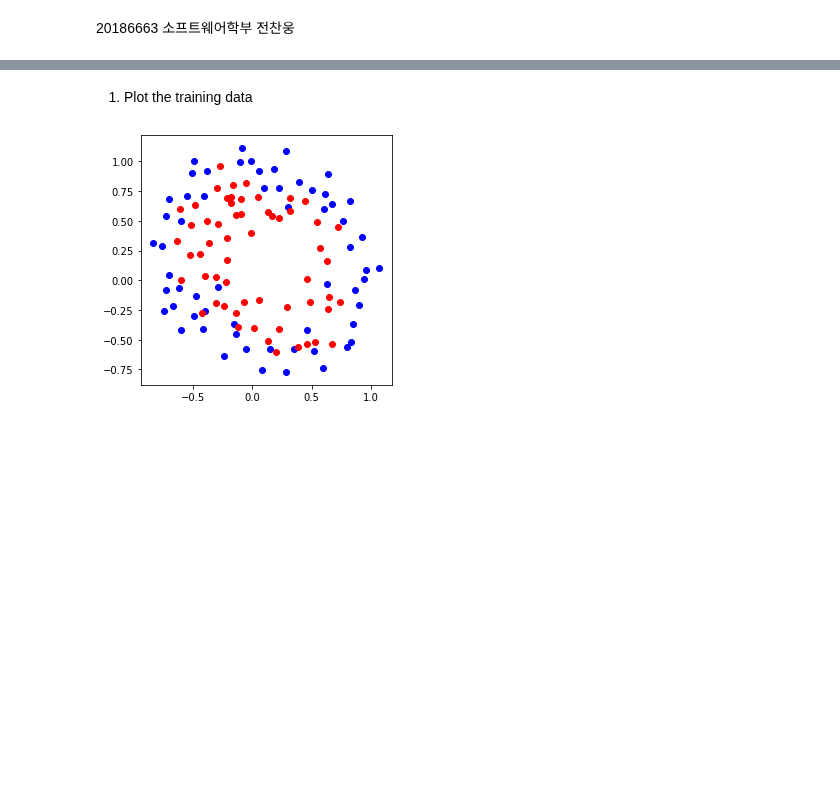
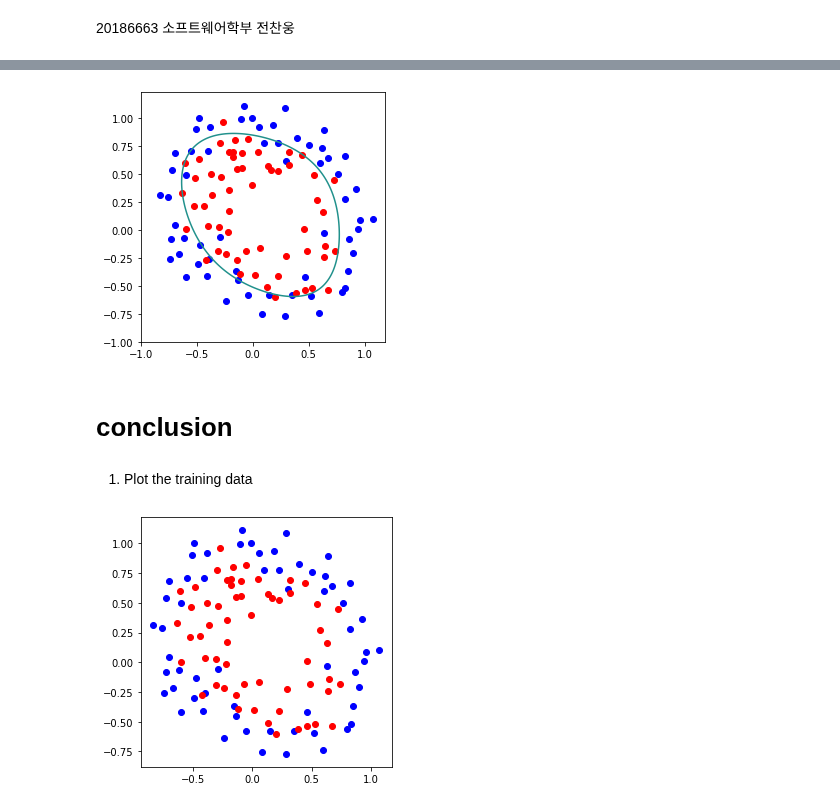
Before and after one commit to ChanWoongJeon/machinelearning, a Jupyter notebook: assignment6.ipynb, the cells around one changed output, grey strips where cells are left out. Cells and saved outputs as stored; diff of their text form; code cells hidden in the pictures; blank space fills up the shorter version.

```diff
--- a/assignment6.ipynb
+++ b/assignment6.ipynb
@@ -3,3 +79,25 @@
+# %%
+plt.figure()
+x = np.linspace(-1, 1, 200)
+y = np.linspace(-1, 1, 200)
+XX, YY = np.meshgrid(x, y)
+ZZ = np.zeros((200,200))
+for i in range(200):
+    for j in range(200):
+        arrr = np.array([1,XX[i,j],YY[i,j],XX[i,j]**2,XX[i,j]*YY[i,j],YY[i,j]**2,XX[i,j]**3,XX[i,j]**2*YY[i,j],XX[i,j]*YY[i,j]**2,YY[i,j]**3,XX[i,j]**4,XX[i,j]**3*YY[i,j],XX[i,j]**2*YY[i,j]**2,XX[i,j]*YY[i,j]**3,YY[i,j]**4])
+        arrr = arrr.reshape(15,1)
+        ZZ[i,j] = np.dot(theta,arrr)
+
+plt.scatter(pointX0, pointY0, c='b')
+plt.scatter(pointX1, pointY1, c='r')
+plt.contour(XX, YY, ZZ, c = 'g',levels=0)
+plt.tight_layout()
+plt.gca().set_aspect('equal', adjustable='box')
+plt.show()
+# %% [output]
+[figure, added]
+# %% [markdown]
+# conclusion
 # %% [markdown]
 1. Plot the training data
 # %%
```
Also changed, not shown: parts of 14 cells of this notebook.
